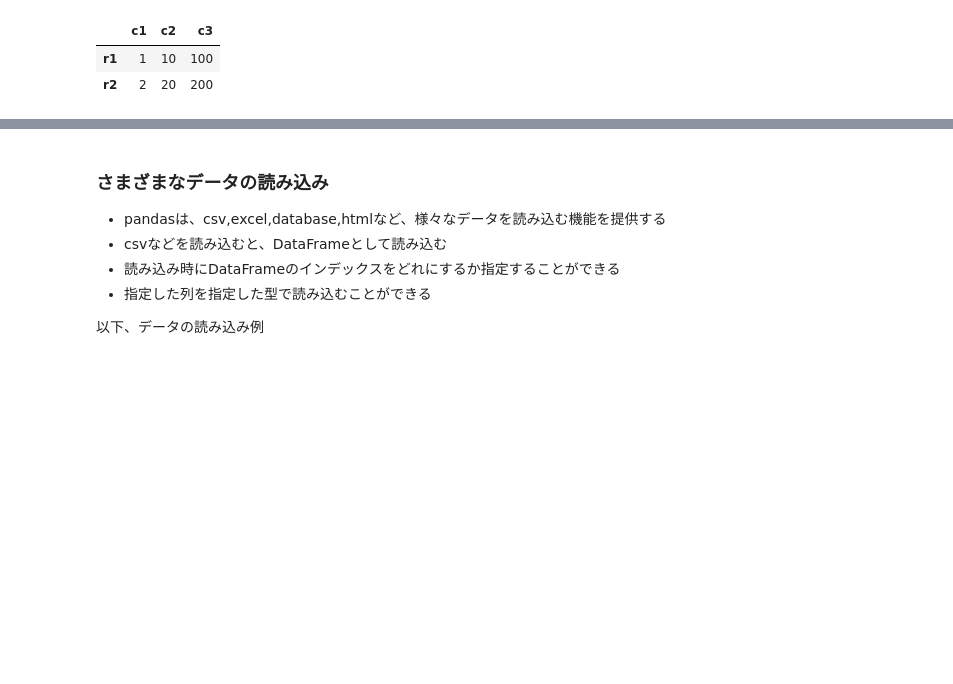
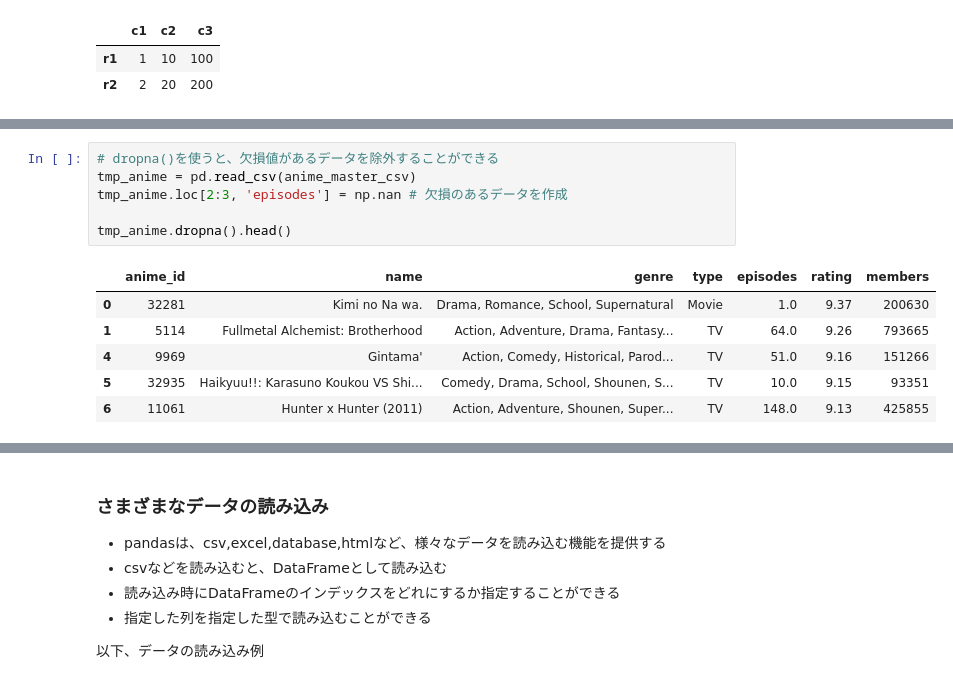
Before and after one commit to yukimura1227/trainings, a Jupyter notebook: pandas_sample/pandas_sample.ipynb, the cells around one changed output, grey strips where cells are left out. Cells and saved outputs as stored; diff of their text form; blank space fills up the shorter version.

```diff
--- a/pandas_sample/pandas_sample.ipynb
+++ b/pandas_sample/pandas_sample.ipynb
@@ -265,0 +285,13 @@ dataframe.loc[ (dataframe['c1'] < 3) & (dataframe['c3'] < 300) ]
+# %%
+# dropna()を使うと、欠損値があるデータを除外することができる
+tmp_anime = pd.read_csv(anime_master_csv)
+tmp_anime.loc[2:3, 'episodes'] = np.nan # 欠損のあるデータを作成
+
+tmp_anime.dropna().head()
+# %% [output]
+|  | anime_id | name | genre | type | episodes | rating | members |
+| 0 | 32281 | Kimi no Na wa. | Drama, Romance, School, Supernatural | Movie | 1.0 | 9.37 | 200630 |
+| 1 | 5114 | Fullmetal Alchemist: Brotherhood | Action, Adventure, Drama, Fantasy... | TV | 64.0 | 9.26 | 793665 |
+| 4 | 9969 | Gintama' | Action, Comedy, Historical, Parod... | TV | 51.0 | 9.16 | 151266 |
+| 5 | 32935 | Haikyuu!!: Karasuno Koukou VS Shi... | Comedy, Drama, School, Shounen, S... | TV | 10.0 | 9.15 | 93351 |
+| 6 | 11061 | Hunter x Hunter (2011) | Action, Adventure, Shounen, Super... | TV | 148.0 | 9.13 | 425855 |
```
Also changed, not shown: parts of 5 cells of this notebook.
